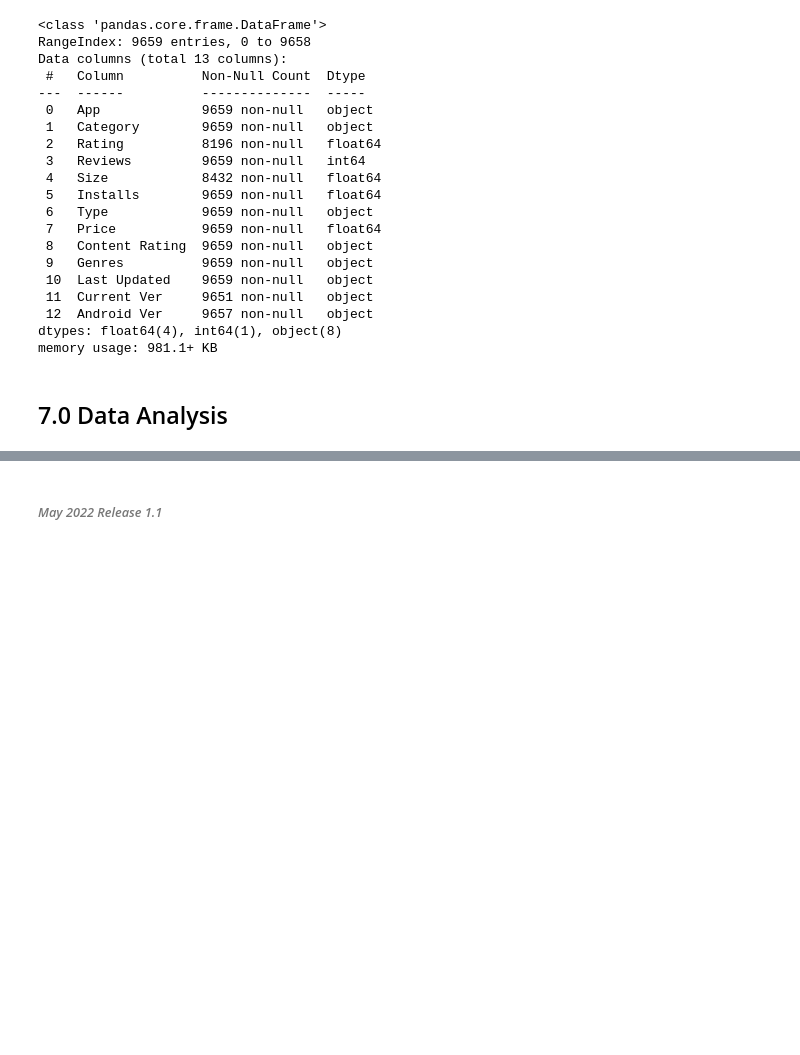
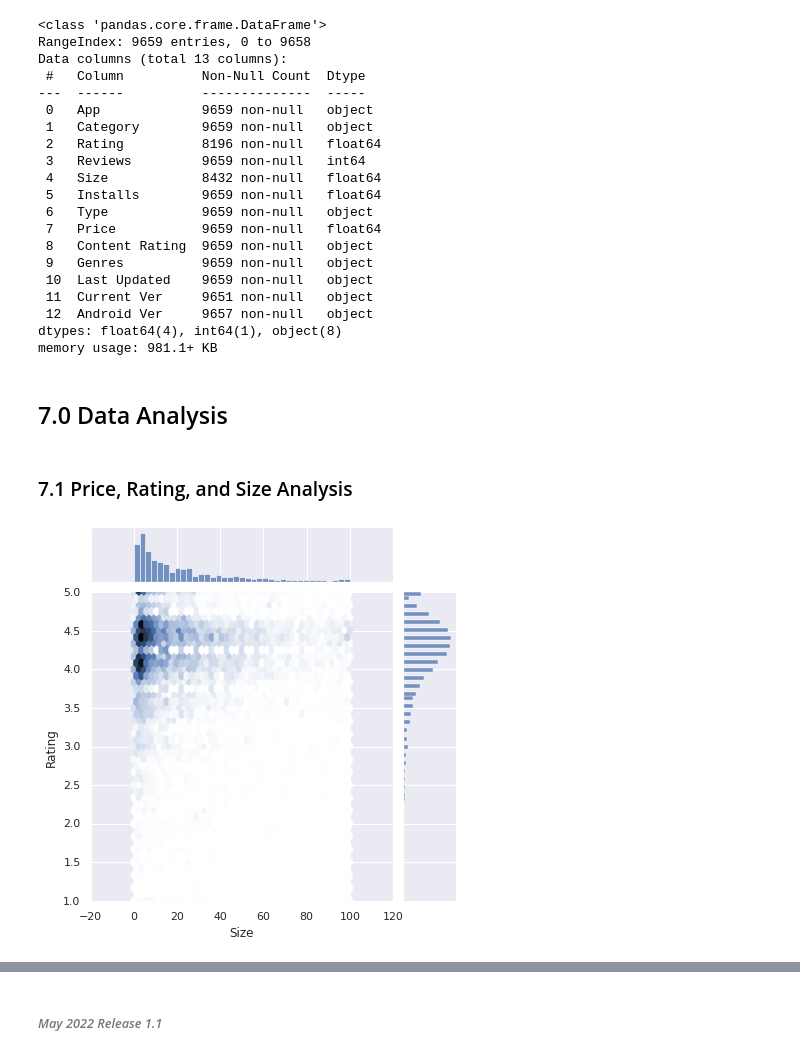
Before and after one commit to EMGuyant/google-play-apps, a Jupyter notebook: google_play_apps.ipynb, the cells around one changed output, grey strips where cells are left out. Drawn from its saved outputs; the diff is of its cells as text; code cells hidden in the pictures; blank space fills up the shorter version.

Commit message:
feat (analysis) complete section 7
Complete the analysis section and subsections.

```diff
--- a/google_play_apps.ipynb
+++ b/google_play_apps.ipynb
@@ -201,3 +203,12 @@ dtypes: float64(4), int64(1), object(8)
 memory usage: 981.1+ KB
 # %% [markdown]
 ## 7.0 Data Analysis
+# %% [markdown]
+### 7.1 Price, Rating, and Size Analysis
+# %%
+apps_price_size = apps[(~apps['Rating'].isnull()) & (~apps['Size'].isnull())]
+apps_price_size.shape
+
+plot = sns.jointplot(data=apps_price_size, x='Size', y='Rating', kind='hex')
+# %% [output]
+[figure, added]
```
Also changed, not shown: parts of 29 cells of this notebook.
